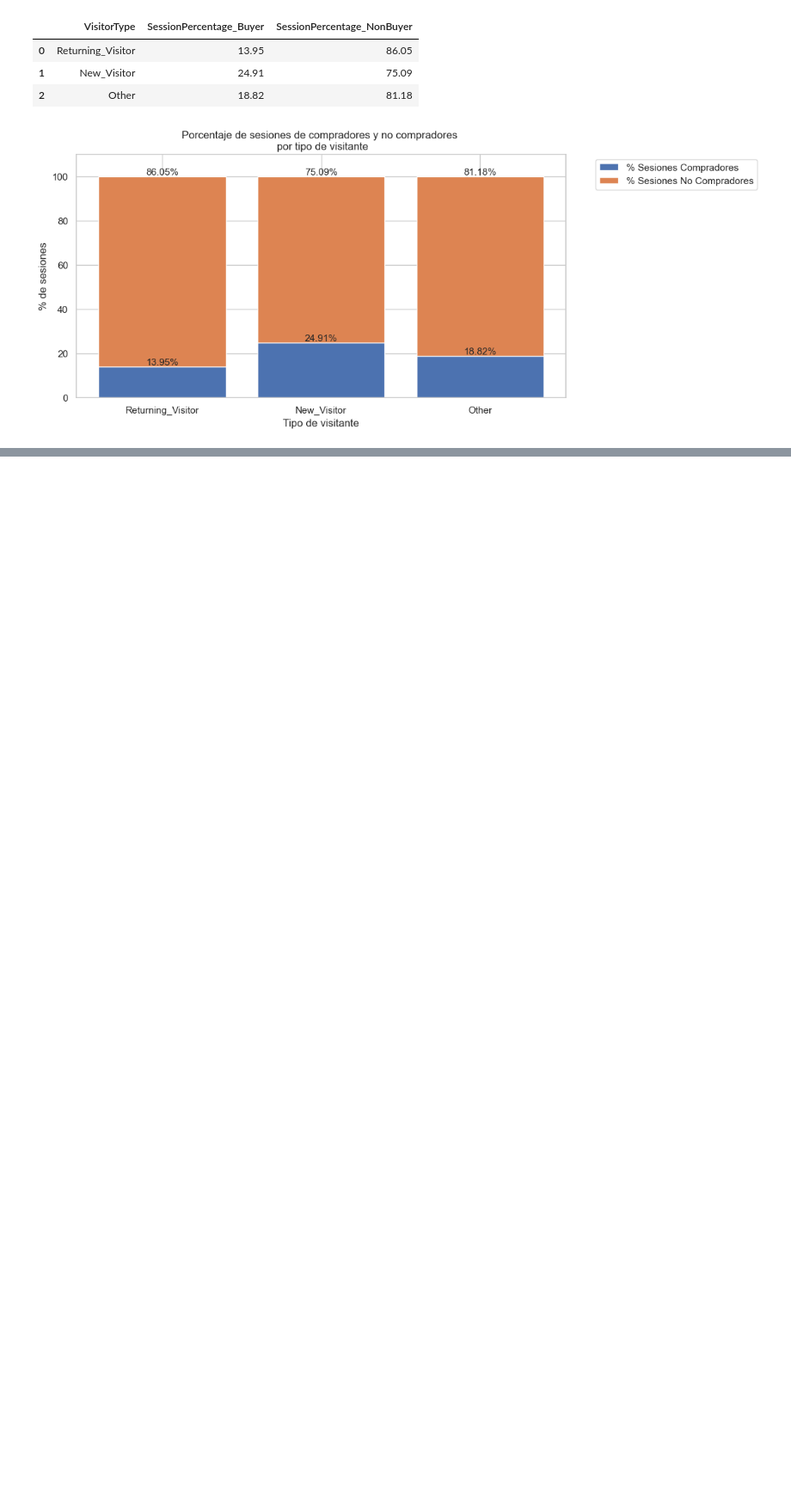
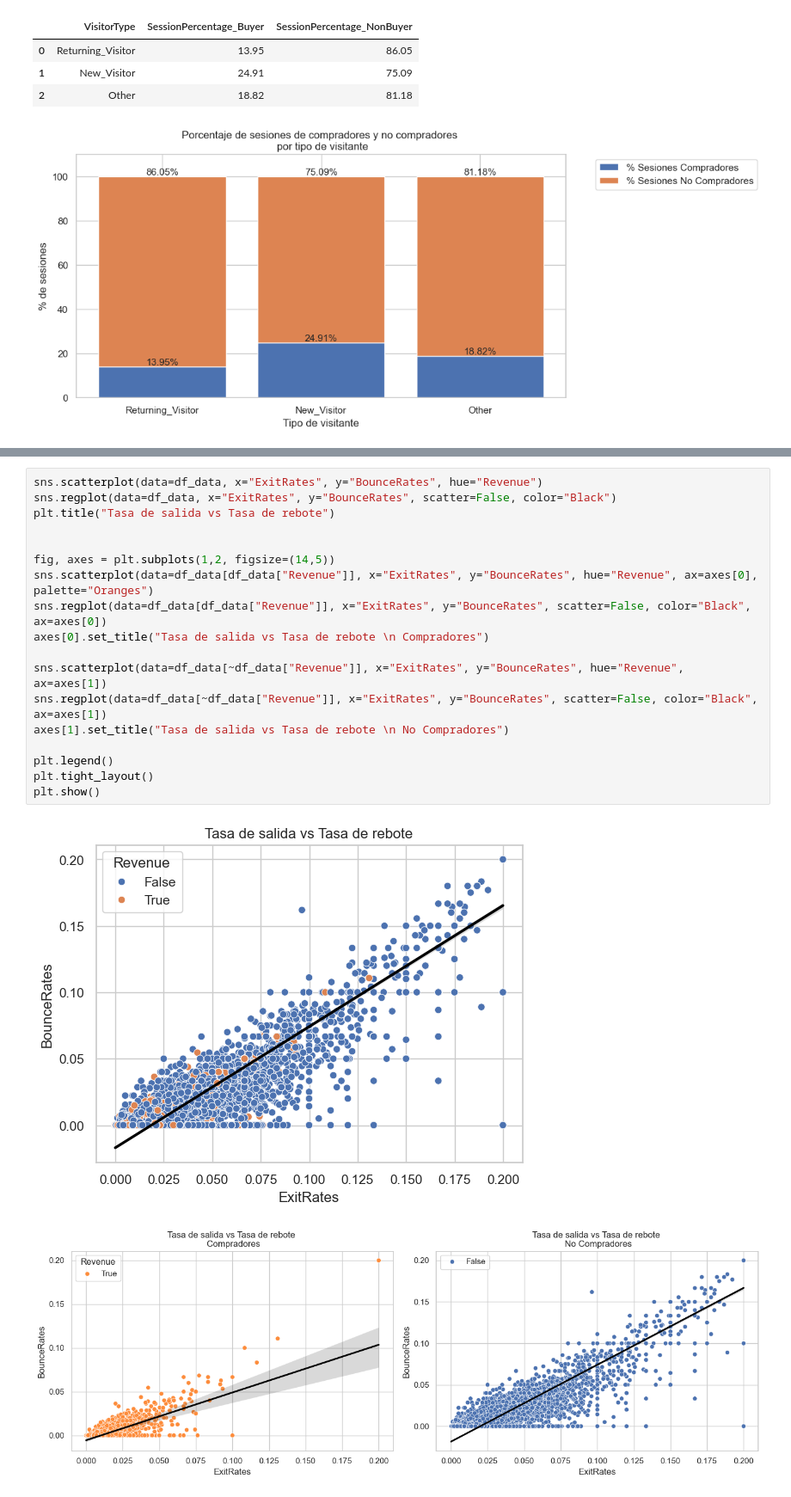
Before and after one commit to AEEM1993/DS_CasoPractico_MOD8, a Jupyter notebook: CASO_PRACTICO.ipynb, the cells around one changed output, grey strips where cells are left out. Shown at 86% size. Cells and saved outputs as stored; diff of their text form; blank space fills up the shorter version.

Commit message:
exitRates vs bounceRates

```diff
--- a/CASO_PRACTICO.ipynb
+++ b/CASO_PRACTICO.ipynb
@@ -254,0 +268,21 @@ Esto permite concluir que la página influye más en la decisión de compra de n
+# %%
+sns.scatterplot(data=df_data, x="ExitRates", y="BounceRates", hue="Revenue")
+sns.regplot(data=df_data, x="ExitRates", y="BounceRates", scatter=False, color="Black")
+plt.title("Tasa de salida vs Tasa de rebote")
+
+
+fig, axes = plt.subplots(1,2, figsize=(14,5))
+sns.scatterplot(data=df_data[df_data["Revenue"]], x="ExitRates", y="BounceRates", hue="Revenue", ax=axes[0], palette="Oranges")
+sns.regplot(data=df_data[df_data["Revenue"]], x="ExitRates", y="BounceRates", scatter=False, color="Black", ax=axes[0])
+axes[0].set_title("Tasa de salida vs Tasa de rebote \n Compradores")
+
+sns.scatterplot(data=df_data[~df_data["Revenue"]], x="ExitRates", y="BounceRates", hue="Revenue", ax=axes[1])
+sns.regplot(data=df_data[~df_data["Revenue"]], x="ExitRates", y="BounceRates", scatter=False, color="Black", ax=axes[1])
+axes[1].set_title("Tasa de salida vs Tasa de rebote \n No Compradores")
+
+plt.legend()
+plt.tight_layout()
+plt.show()
+# %% [output]
+[figure, added]
+[figure, added]
```
Also changed, not shown: parts of 6 cells of this notebook.
